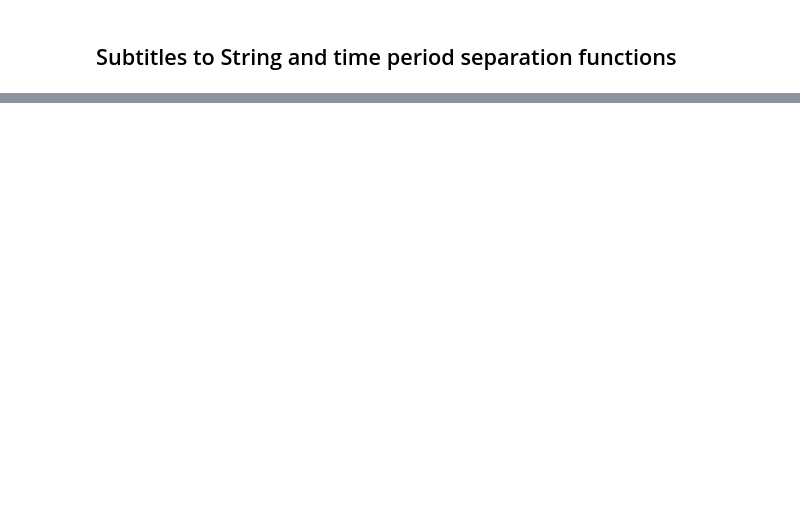
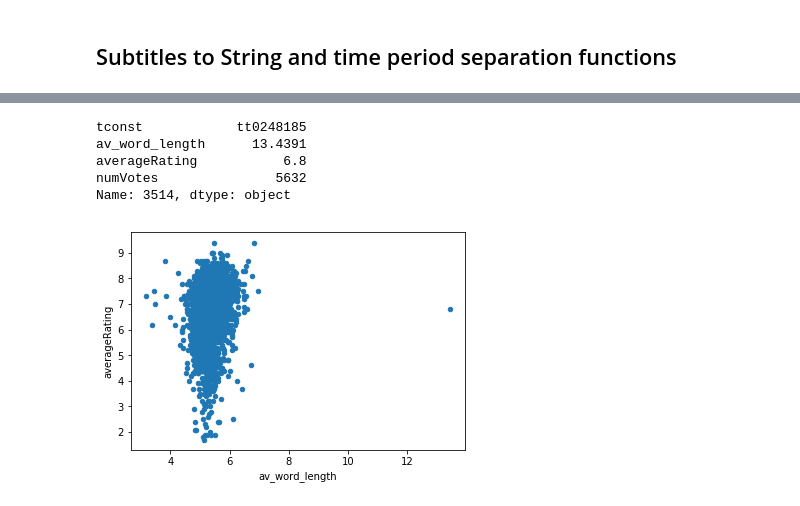
Before and after one commit to Xabitsuki/adamax, a Jupyter notebook: Notebook2.ipynb, the cells around one changed output, grey strips where cells are left out. Drawn from its saved outputs; the diff is of its cells as text; code cells hidden in the pictures; blank space fills up the shorter version.

Commit message:
add av_word_length plot

```diff
--- a/Notebook2.ipynb
+++ b/Notebook2.ipynb
@@ -714,7 +745,6 @@ df_film_words.sort("count", ascending=False).show()
 # %%
 nlp = spacy.load('en')
 # %%
-stopwords_nltk = set(stopwords.words('english'))
 spacy_stopwords = set(spacy.lang.en.stop_words.STOP_WORDS)
-df_film_words.filter(~psf.lower(df_film_words.word).isin(spacy_stopwords)).sort("count", ascending=False).show()
-df_all.filter(~psf.lower(df_all.word).isin(spacy_stopwords)).sort("count", ascending=False).show()
+df_film_words_filtered = df_film_words.filter(~psf.lower(df_film_words.word).isin(spacy_stopwords)).sort("count", ascending=False)
+df_all_filtered =df_all.filter(~psf.lower(df_all.word).isin(spacy_stopwords)).sort("count", ascending=False)
@@ -720,0 +753,6 @@ df_all.filter(~psf.lower(df_all.word).isin(spacy_stopwords)).sort("count", ascen
+# %%
+df_aux_word = df_film_words_filtered.selectExpr("tconst", "length(word) * count as product", "count").groupBy("tconst")
+df_word_length= df_aux_word.agg({"count": "sum", "product": "sum"})
+df_word_length = df_word_length.withColumn("av_word_length", df_word_length["sum(product)"]/ df_word_length["sum(count)"])\
+                                .select("tconst", "av_word_length")
+df_word_length.show()
@@ -720,0 +777,12 @@ df_all.filter(~psf.lower(df_all.word).isin(spacy_stopwords)).sort("count", ascen
+# %%
+df_word_length_pd = df_word_length.join(df_ratings, ["tconst"]).toPandas()
+# %%
+ax = df_word_length_pd.plot.scatter("av_word_length", "averageRating")
+df_word_length_pd.iloc[df_word_length_pd["av_word_length"].idxmax()]
+# %% [output]
+tconst            tt0248185
+av_word_length      13.4391
+averageRating           6.8
+numVotes               5632
+Name: 3514, dtype: object
+[figure, added]
```
Also changed, not shown: parts of 24 cells of this notebook.
